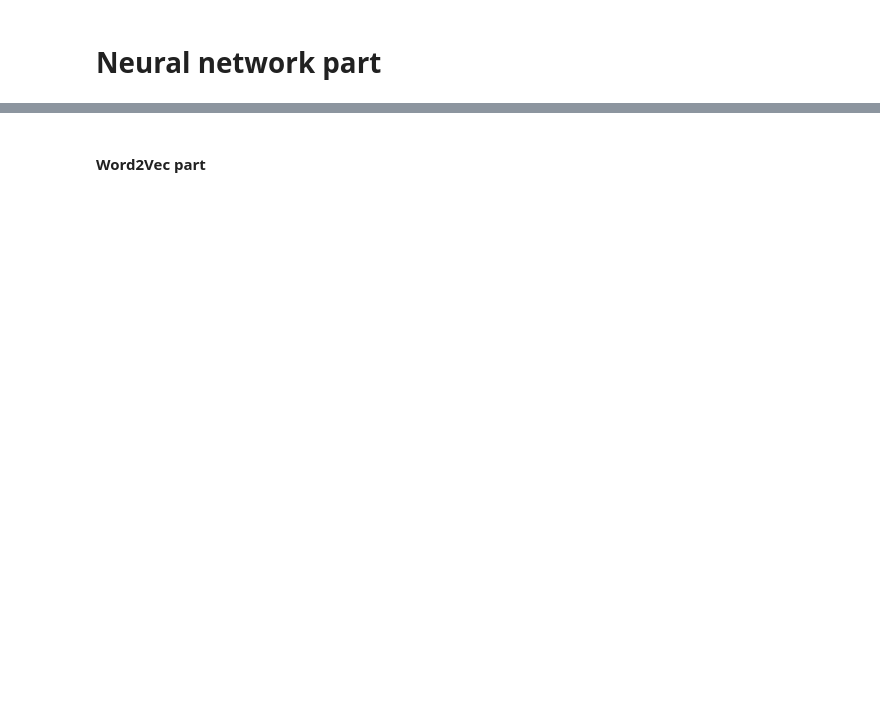
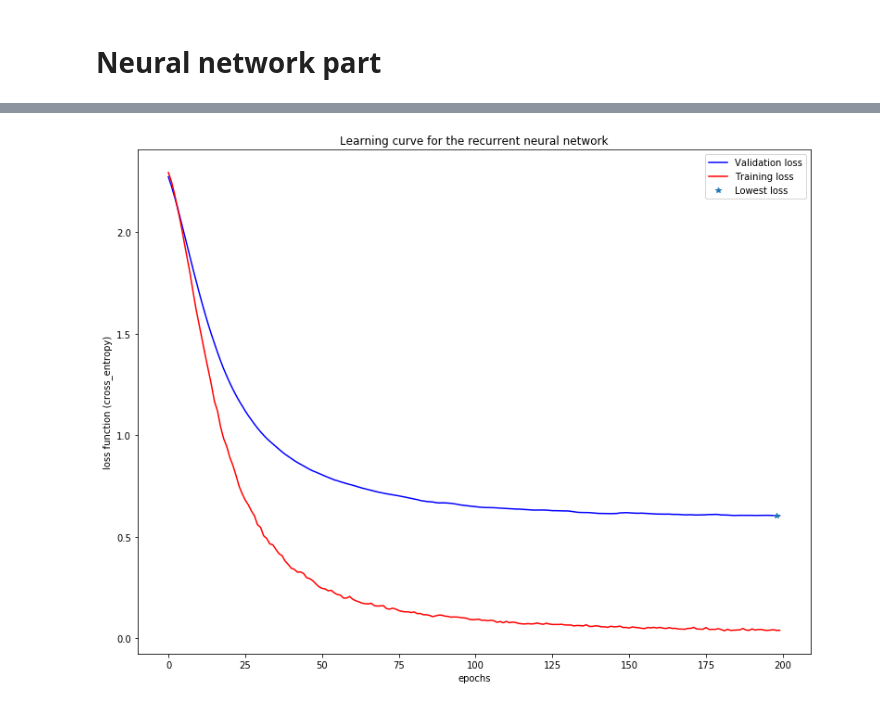
Before and after one commit to Rouen-NLP/final-lab-Datavoore, a Jupyter notebook: Tobacco_trial_lab.ipynb, the cells around one changed output, grey strips where cells are left out. Drawn from its saved outputs; the diff is of its cells as text; code cells hidden in the pictures; blank space fills up the shorter version.

```diff
--- a/Tobacco_trial_lab.ipynb
+++ b/Tobacco_trial_lab.ipynb
@@ -123,36 +161,17 @@ print(encoded.shape)
 # %%
-from sklearn.model_selection import train_test_split
-y = to_categorical(y)
-x_train,x_test,y_train,y_test = train_test_split(encoded,y,test_size=0.2,random_state = 42)
+from sklearn import preprocessing
+
+le = preprocessing.LabelEncoder()
+y = le.fit_transform(y)
+
+x_train,x_test,y_train,y_test = train_test_split(x,y, test_size=0.1 , random_state = 42)
-# %%
-# Neural Network
-from keras.layers import Input, Dense,Activation,Convolution1D,Flatten,MaxPooling1D,Conv1D,LSTM,Dropout, Embedding
-from keras.models import Model
-
-def model_creation(sentence_length):
-
-    WORD_LENGTH=1
-    max_len=sentence_length
-    inputs = Input(shape = (max_len,))
-    emb = Embedding(5000,300)(inputs)
-    x = Dropout(0.5)(emb)
-    x = Convolution1D(64,kernel_size=10,activation='relu',padding='causal')(x)
-    x = Dropout(0.5)(x)
-    x = MaxPooling1D(pool_size=2, strides=None, padding='same')(x)
-    x = LSTM(25)(x)
-    x = Dropout(0.5)(x)
-    output = Dense(10,activation = "softmax")(x)
-
-    model = Model(inputs=inputs, outputs=output)
-    model.compile(loss='binary_crossentropy', optimizer='adam', metrics=['accuracy'])
-    return model
 # %%
 from keras.callbacks import ModelCheckpoint
 
 checkpointer = ModelCheckpoint(filepath="weights.hdf5", verbose=1, save_best_only=True)
 callbacks=[checkpointer]
 
-NN = model_creation(len(encoded[0]))
-NN.fit(x_train,y_train,epochs=5,validation_split=0.1,batch_size = 32,callbacks=[checkpointer])
+NN = model_creation(75956)
+hist = NN.fit(x_train_tfidf.toarray(),to_categorical(y_train),epochs=200,validation_split=0.1,batch_size = 512,callbacks=[checkpointer])
 NN.load_weights('weights.hdf5')
 # %% [output]
@@ -181,2 +194,0 @@ NN.evaluate(x_test,y_test)
-# %% [markdown]
-#### Word2Vec part
@@ -252,0 +195,12 @@ def model_creation():
+# %%
+plt.figure("Learning curve",figsize=(13,10))
+plt.plot(hist.history["val_loss"],"b")
+plt.plot(hist.history["loss"],"r")
+plt.plot(np.argmin(hist.history["val_loss"]),hist.history["val_loss"][np.argmin(hist.history["val_loss"])],"*")
+plt.legend(("Validation loss","Training loss","Lowest loss"))
+plt.title("Learning curve for the recurrent neural network")
+plt.ylabel("loss function (cross_entropy)")
+plt.xlabel("epochs")
+plt.show()
+# %% [output]
+[figure, added]
```
Also changed, not shown: parts of 20 cells of this notebook.
